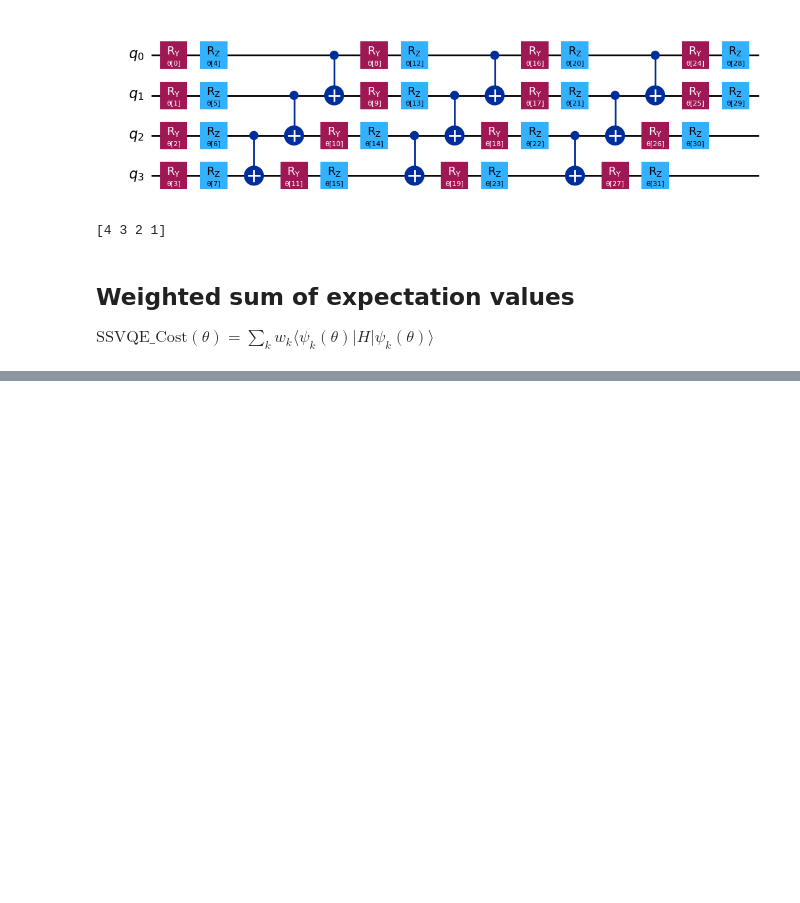
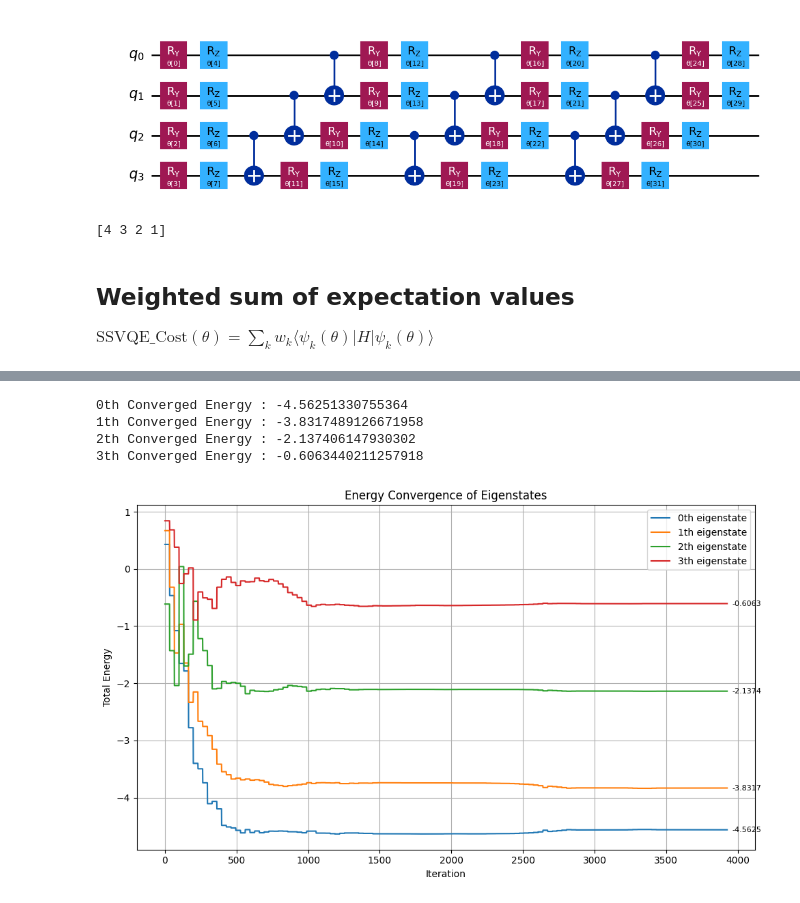
Before and after one commit to kimmmjh/SSVQE_qiskit, a Jupyter notebook: qiskit_ssvqe_aer.ipynb, the cells around one changed output, grey strips where cells are left out. Cells and saved outputs as stored; diff of their text form; code cells hidden in the pictures; blank space fills up the shorter version.

```diff
--- a/qiskit_ssvqe_aer.ipynb
+++ b/qiskit_ssvqe_aer.ipynb
@@ -117,13 +116,0 @@ result = minimize(
-# %%
-for i in range(num_qubits):
-
-    plt.plot(cost_history_dict["eigenstates_energies"][i])
-    plt.xlabel("Iteration")
-    plt.ylabel("Total Energy")
-    plt.title(f"{i}th Energy Convergence")
-    plt.grid()
-    plt.show()
-
-    iters = cost_history_dict["iters"] - 1
-    converged_energy = cost_history_dict["eigenstates_energies"][i][iters]
-    print(f"Converged Energy : {converged_energy}")
@@ -138,0 +117,36 @@ Converged Energy : -1.3529036825275567
+# %%
+plt.figure(figsize=(10, 6))
+
+for i in range(num_qubits):
+    energy_curve = cost_history_dict["eigenstates_energies"][i]
+    plt.plot(energy_curve, label=f"{i}th eigenstate")
+
+    final_iters = cost_history_dict["iters"] - 1
+    converged_energy = energy_curve[final_iters]
+
+    print(f"{i}th Converged Energy : {converged_energy}")
+
+    plt.annotate(
+        f"{converged_energy:.4f}",
+        xy=(final_iters, converged_energy),
+        xytext=(5, 0),
+        textcoords="offset points",
+        ha="left",
+        va="center",
+        fontsize=8,
+        color="black",
+    )
+
+plt.xlabel("Iteration")
+plt.ylabel("Total Energy")
+plt.title("Energy Convergence of Eigenstates")
+plt.legend()
+plt.tight_layout()
+plt.grid()
+plt.show()
+# %% [output]
+0th Converged Energy : -4.56251330755364
+1th Converged Energy : -3.8317489126671958
+2th Converged Energy : -2.137406147930302
+3th Converged Energy : -0.6063440211257918
+[figure, added]
```
Also changed, not shown: parts of 3 cells of this notebook, 2 other files.
